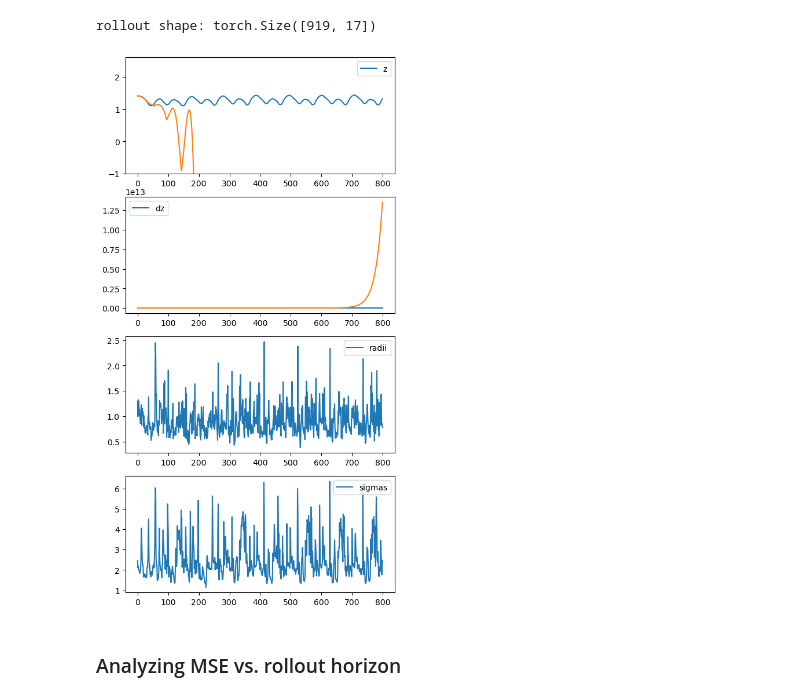
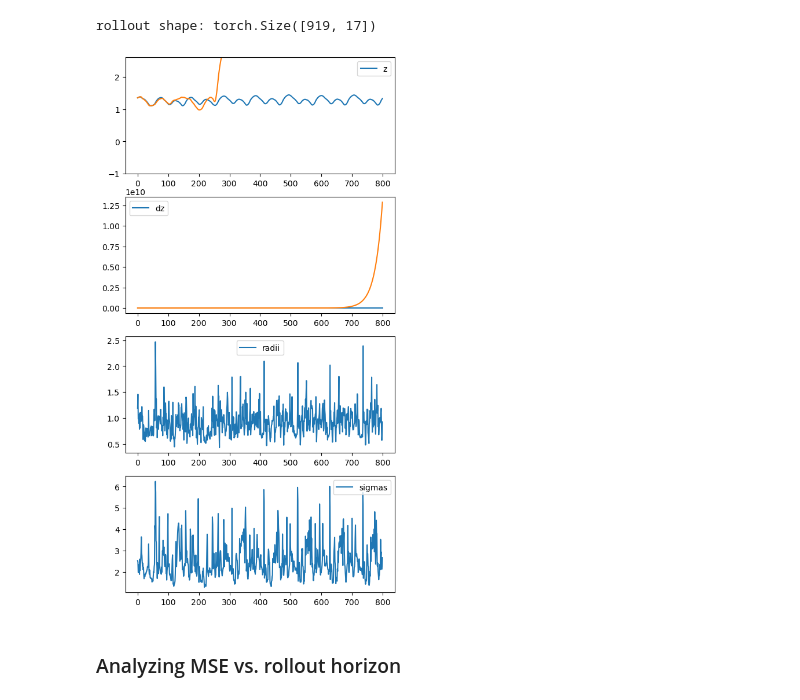
Before and after one commit to maalberg/kind, a Jupyter notebook: examples/mujoco/walker2d/02_model_train_global.ipynb, the cells around one changed output. Saved outputs shown, nothing was run; the diff lists cells and outputs as text; code cells hidden in the pictures.

```diff
--- a/examples/mujoco/walker2d/02_model_train_global.ipynb
+++ b/examples/mujoco/walker2d/02_model_train_global.ipynb
@@ -28,7 +39,7 @@ data_suffix = '1x'
 ### Creating baseline dataset
 # %%
 data_nsample = 918
-data = util_data.read_datafile(f'{data_path}/baseline_{data_suffix}', data_nsample)
+data = util_data.read_datafile(f'{data_dir}/baseline{data_suffix}', data_nsample)
 print(f'read data shape: {data.shape}')
 
 obs_ndim = 17
@@ -69,13 +80,13 @@ shape of actions for training: torch.Size([40, 917, 6])
 # %%
 model = example_mujoco.global_dynamics(obs_ndim=obs_ndim, act_ndim=act_ndim)
 
-load_pretrained = True
+load_pretrained = False
 
 if load_pretrained:
     # --! load trained weights into the model
-    model_path = f'{model_path}/global_checkpoint_{data_suffix}.pth'
+    model_path = f'{model_dir}/global_checkpoint_{data_suffix}.pth'
     model.load_state_dict(torch.load(model_path, weights_only=True))
 
 else:
     example_mujoco.train_global(model, dataloader, nepoch=1_000)
-    torch.save(model.state_dict(), f'{model_path}/global_checkpoint_{data_suffix}.pth')
+    torch.save(model.state_dict(), f'{model_dir}/global_checkpoint_{data_suffix}.pth')
@@ -82,7 +111,7 @@ else:
 # %% [markdown]
 # Evaluating global baseline
 # %%
-eval_data = util_data.read_datafile(f'{data_path}/eval', data_nsample)
+eval_data = util_data.read_datafile(f'{data_dir}/eval', data_nsample)
 print(f'read evaluation data shape: {eval_data.shape}')
 
 eval_obs, eval_act = torch.split(eval_data, [obs_ndim, act_ndim], dim=-1)
@@ -104,7 +133,7 @@ read evaluation actions shape: torch.Size([30, 918, 6])
 # --! make a rollout
 
 reanchor_nsample = 1_000_000 # ensure no re-anchoring
-this_traj = 7
+this_traj = 0
 
 s0 = eval_obs[this_traj, 0]
 rollout_traj = example_mujoco.rollout_global(model, s0, eval_obs[this_traj], eval_act[this_traj], reset_nsample=reanchor_nsample)
@@ -159,41 +188,41 @@ with torch.no_grad():
     plot_obs = plot_obs[[this_traj]]
     plt.figure(figsize=(6,12))
 
-    plot_rollout_traj[:, 190:, :1] = -4.0 # <-- visualization hack
+    #plot_rollout_traj[:, 190:, :1] = -4.0 # <-- visualization hack
 
     plt.subplot(4,1,1)
     plt.plot(plot_obs[0, :disp_end, 0], label='z')
     plt.plot(plot_rollout_traj[0, :disp_end, 0])
     plt.ylim((-1.0,2.6))
     plt.legend()
 
     plt.subplot(4,1,2)
     plt.plot(plot_obs[0, :disp_end, 9], label='dz')
-    plt.plot(plot_rollout_traj[0, :disp_end, 6])
+    plt.plot(plot_rollout_traj[0, :disp_end, 9])
     plt.legend()
 
     plt.subplot(4,1,3)
     plt.plot(spectral_radii[:disp_end], label='radii')
     plt.legend()
 
     plt.subplot(4,1,4)
     plt.plot(sigmas_max[:disp_end], label='sigmas')
     plt.legend()
 
     plt.show()
 
     if datasaved:
         save_step = torch.arange(obs.shape[1]).reshape(1, -1, 1)
         save_radii = np.array(spectral_radii).reshape(1,-1,1)
         save_sigmas = np.array(sigmas_max).reshape(1,-1,1)
         savedata = np.concatenate([
             save_step[:1, :disp_end, :1],
             plot_obs[:1, :disp_end, :1], plot_obs[:1, :disp_end, [9]],
             plot_rollout_traj[:1, :disp_end, :1], plot_rollout_traj[:1, :disp_end, [9]],
             save_radii[:1, :disp_end, :1], save_sigmas[:1, :disp_end, :1]], axis=2)
-        util_data.write_datafile(f'{result_path}/global_rollout_{data_suffix}', savedata, delim=' ')
+        util_data.write_datafile(f'{result_dir}/global_rollout{data_suffix}_seed_{seed}', savedata, delim=' ')
 # %% [output]
-[figure, old version]
+[figure, new version]
 # %% [markdown]
 ### Analyzing MSE vs. rollout horizon
 # %%
```
Also changed, not shown: parts of 7 cells of this notebook, 3 other files.
